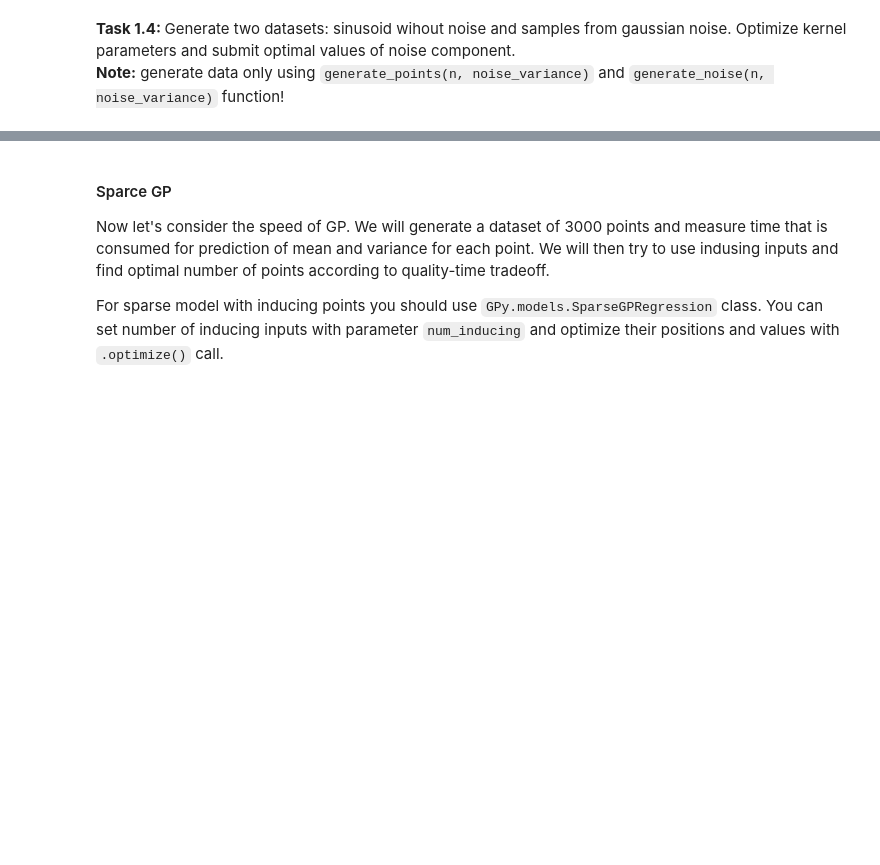
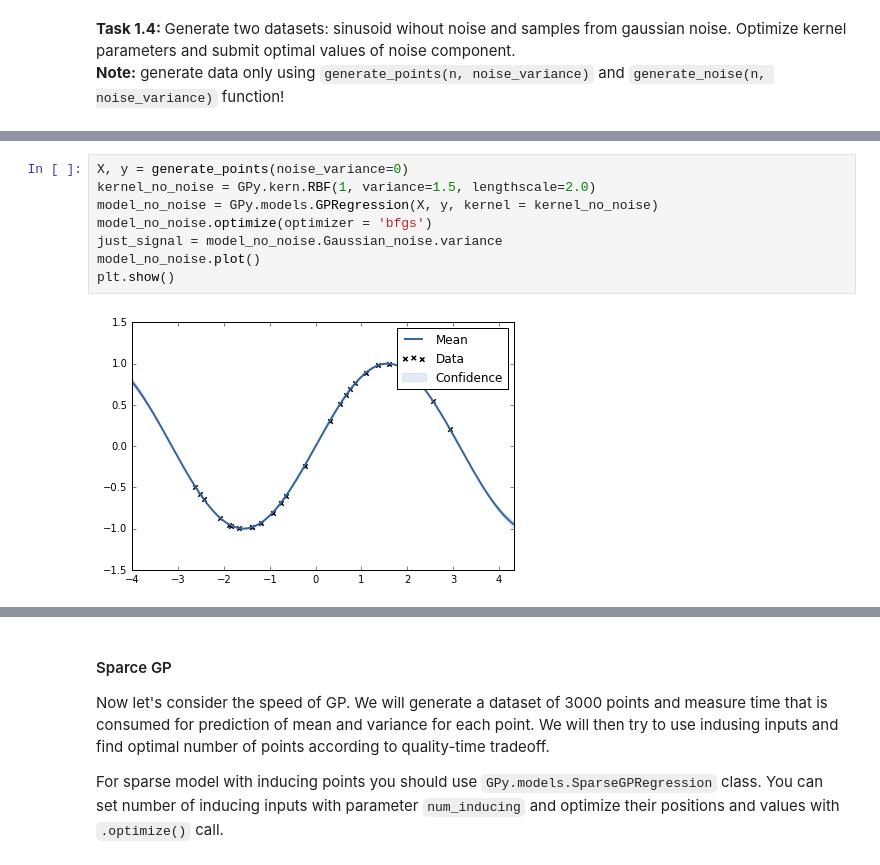
Before and after one commit to pmatthews91/BMMLExamples, a Jupyter notebook: Week6/Week6GPy.ipynb, the cells around one changed output, grey strips where cells are left out. Saved outputs shown, nothing was run; the diff lists cells and outputs as text; blank space fills up the shorter version.

```diff
--- a/Week6/Week6GPy.ipynb
+++ b/Week6/Week6GPy.ipynb
@@ -139,2 +143,12 @@ X, y = generate_points(noise_variance=0)
+# %%
+X, y = generate_points(noise_variance=0)
+kernel_no_noise = GPy.kern.RBF(1, variance=1.5, lengthscale=2.0)
+model_no_noise = GPy.models.GPRegression(X, y, kernel = kernel_no_noise)
+model_no_noise.optimize(optimizer = 'bfgs')
+just_signal = model_no_noise.Gaussian_noise.variance
+model_no_noise.plot()
+plt.show()
+# %% [output]
+[figure, added]
 # %%
 grader.submit_GPy_4(noise, just_signal)
```
Also changed, not shown: parts of 10 cells of this notebook.
